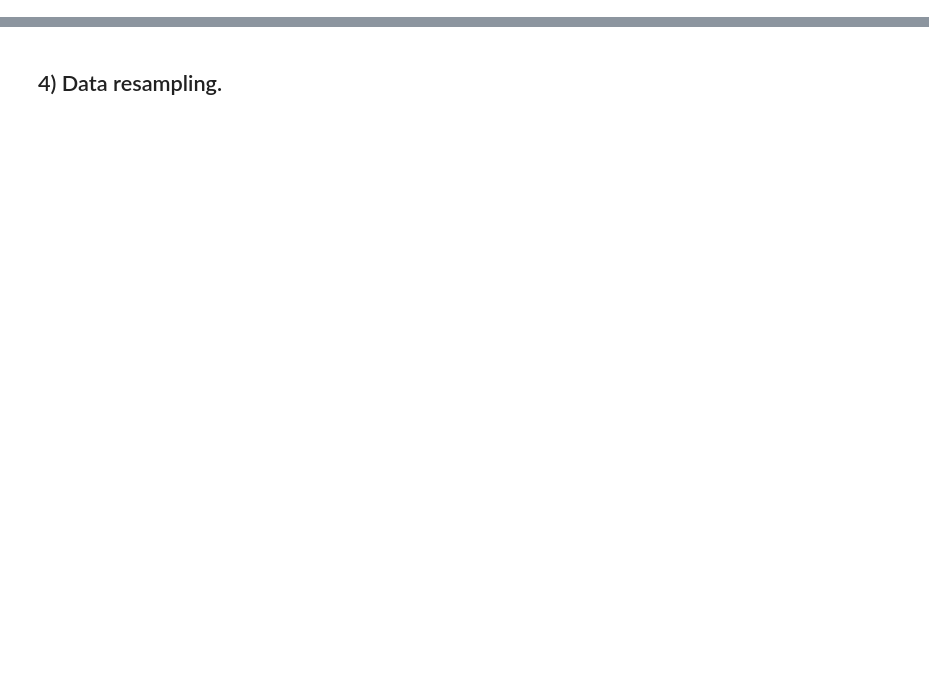
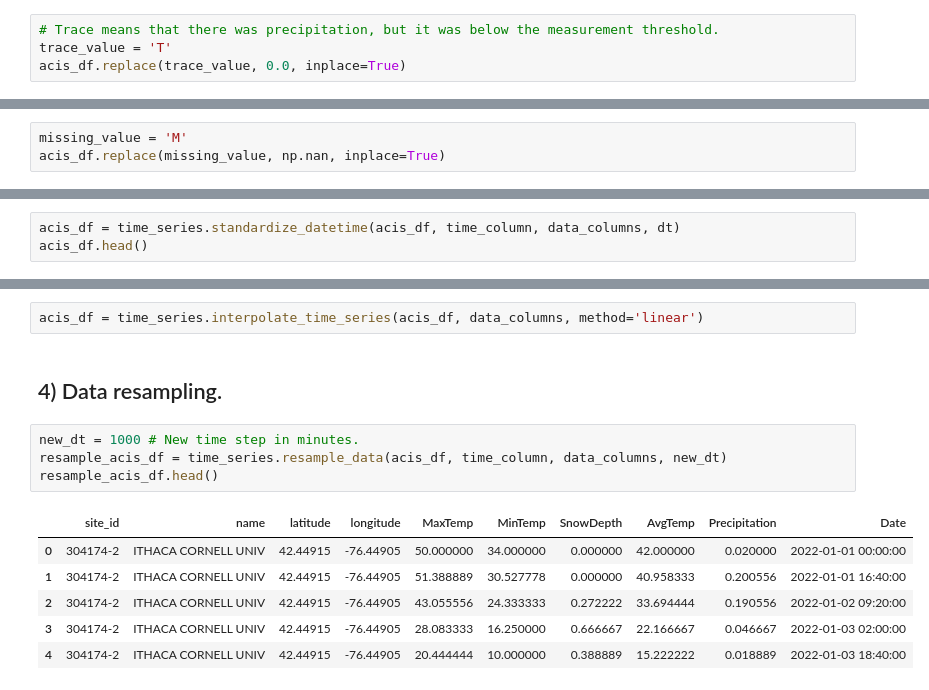
Before and after one commit to alex-l-young/pydrology, a Jupyter notebook: Examples/acis_data_request.ipynb, the cells around one changed output, grey strips where cells are left out. Saved outputs shown, nothing was run; the diff lists cells and outputs as text; blank space fills up the shorter version.

```diff
--- a/Examples/acis_data_request.ipynb
+++ b/Examples/acis_data_request.ipynb
@@ -59,0 +81,4 @@ plotting.plot_data_timeseries(acis_df, data_column_name, time_column_name, missi
+# %%
+# Trace means that there was precipitation, but it was below the measurement threshold.
+trace_value = 'T'
+acis_df.replace(trace_value, 0.0, inplace=True)
@@ -59,0 +87,3 @@ plotting.plot_data_timeseries(acis_df, data_column_name, time_column_name, missi
+# %%
+missing_value = 'M'
+acis_df.replace(missing_value, np.nan, inplace=True)
@@ -59,0 +92,3 @@ plotting.plot_data_timeseries(acis_df, data_column_name, time_column_name, missi
+# %%
+acis_df = time_series.standardize_datetime(acis_df, time_column, data_columns, dt)
+acis_df.head()
@@ -60,2 +104,15 @@ plotting.plot_data_timeseries(acis_df, data_column_name, time_column_name, missi
+# %%
+acis_df = time_series.interpolate_time_series(acis_df, data_columns, method='linear')
 # %% [markdown]
 ## 4) Data resampling.
+# %%
+new_dt = 1000 # New time step in minutes.
+resample_acis_df = time_series.resample_data(acis_df, time_column, data_columns, new_dt)
+resample_acis_df.head()
+# %% [output]
+|  | site_id | name | latitude | longitude | MaxTemp | MinTemp | SnowDepth | AvgTemp | Precipitation | Date |
+| 0 | 304174-2 | ITHACA CORNELL UNIV | 42.44915 | -76.44905 | 50.000000 | 34.000000 | 0.000000 | 42.000000 | 0.020000 | 2022-01-01 00:00:00 |
+| 1 | 304174-2 | ITHACA CORNELL UNIV | 42.44915 | -76.44905 | 51.388889 | 30.527778 | 0.000000 | 40.958333 | 0.200556 | 2022-01-01 16:40:00 |
+| 2 | 304174-2 | ITHACA CORNELL UNIV | 42.44915 | -76.44905 | 43.055556 | 24.333333 | 0.272222 | 33.694444 | 0.190556 | 2022-01-02 09:20:00 |
+| 3 | 304174-2 | ITHACA CORNELL UNIV | 42.44915 | -76.44905 | 28.083333 | 16.250000 | 0.666667 | 22.166667 | 0.046667 | 2022-01-03 02:00:00 |
+| 4 | 304174-2 | ITHACA CORNELL UNIV | 42.44915 | -76.44905 | 20.444444 | 10.000000 | 0.388889 | 15.222222 | 0.018889 | 2022-01-03 18:40:00 |
```
Also changed, not shown: parts of 9 cells of this notebook, 1 other file.
